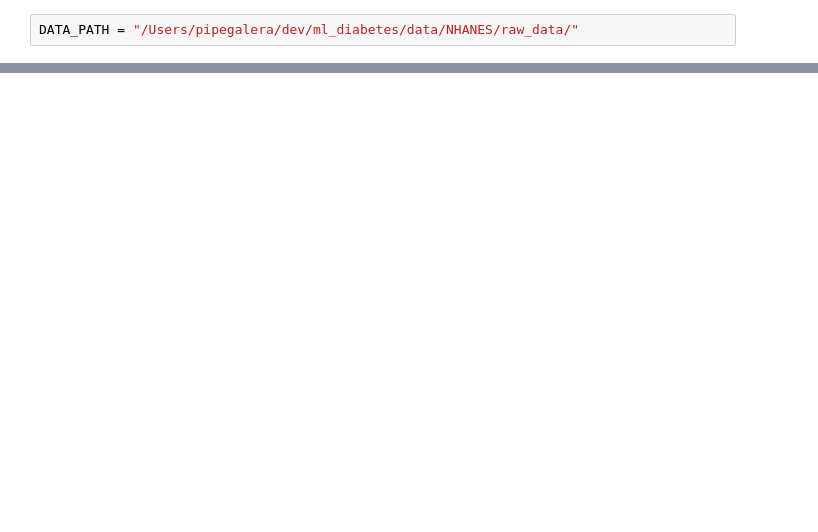
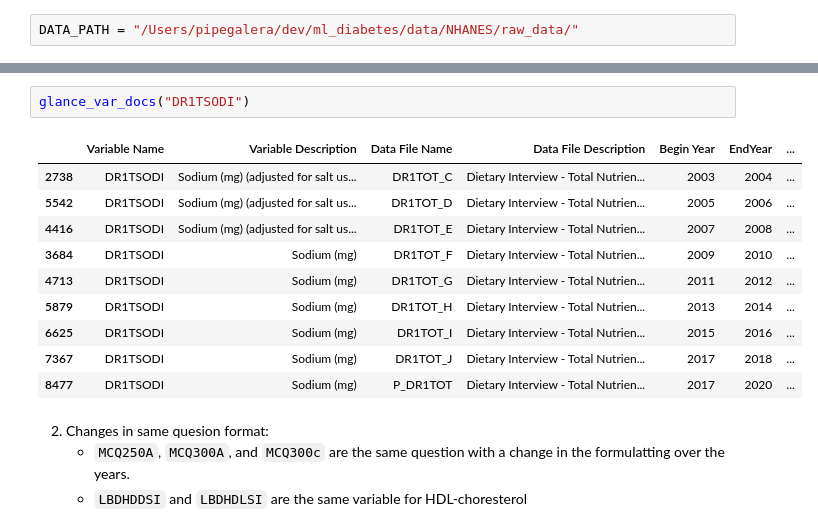
Before and after one commit to pipegalera/ml_diabetes, a Jupyter notebook: notebooks/create_data_master.ipynb, the cells around one changed output, grey strips where cells are left out. Saved outputs shown, nothing was run; the diff lists cells and outputs as text; blank space fills up the shorter version.

```diff
--- a/notebooks/create_data_master.ipynb
+++ b/notebooks/create_data_master.ipynb
@@ -154,0 +306,17 @@ merged_df
+# %%
+glance_var_docs("DR1TSODI")
+# %% [output]
+|  | Variable Name | Variable Description | Data File Name | Data File Description | Begin Year | EndYear | ... |
+| 2738 | DR1TSODI | Sodium (mg) (adjusted for salt us... | DR1TOT_C | Dietary Interview - Total Nutrien... | 2003 | 2004 | ... |
+| 5542 | DR1TSODI | Sodium (mg) (adjusted for salt us... | DR1TOT_D | Dietary Interview - Total Nutrien... | 2005 | 2006 | ... |
+| 4416 | DR1TSODI | Sodium (mg) (adjusted for salt us... | DR1TOT_E | Dietary Interview - Total Nutrien... | 2007 | 2008 | ... |
+| 3684 | DR1TSODI | Sodium (mg) | DR1TOT_F | Dietary Interview - Total Nutrien... | 2009 | 2010 | ... |
+| 4713 | DR1TSODI | Sodium (mg) | DR1TOT_G | Dietary Interview - Total Nutrien... | 2011 | 2012 | ... |
+| 5879 | DR1TSODI | Sodium (mg) | DR1TOT_H | Dietary Interview - Total Nutrien... | 2013 | 2014 | ... |
+| 6625 | DR1TSODI | Sodium (mg) | DR1TOT_I | Dietary Interview - Total Nutrien... | 2015 | 2016 | ... |
+| 7367 | DR1TSODI | Sodium (mg) | DR1TOT_J | Dietary Interview - Total Nutrien... | 2017 | 2018 | ... |
+| 8477 | DR1TSODI | Sodium (mg) | P_DR1TOT | Dietary Interview - Total Nutrien... | 2017 | 2020 | ... |
+# %% [markdown]
+2. Changes in same quesion format:
+    - `MCQ250A`, `MCQ300A`, and `MCQ300c` are the same question with a change in the formulatting over the years.
+    - `LBDHDDSI` and `LBDHDLSI` are the same variable for HDL-choresterol
```
Also changed, not shown: parts of 30 cells of this notebook, 1 other file.
